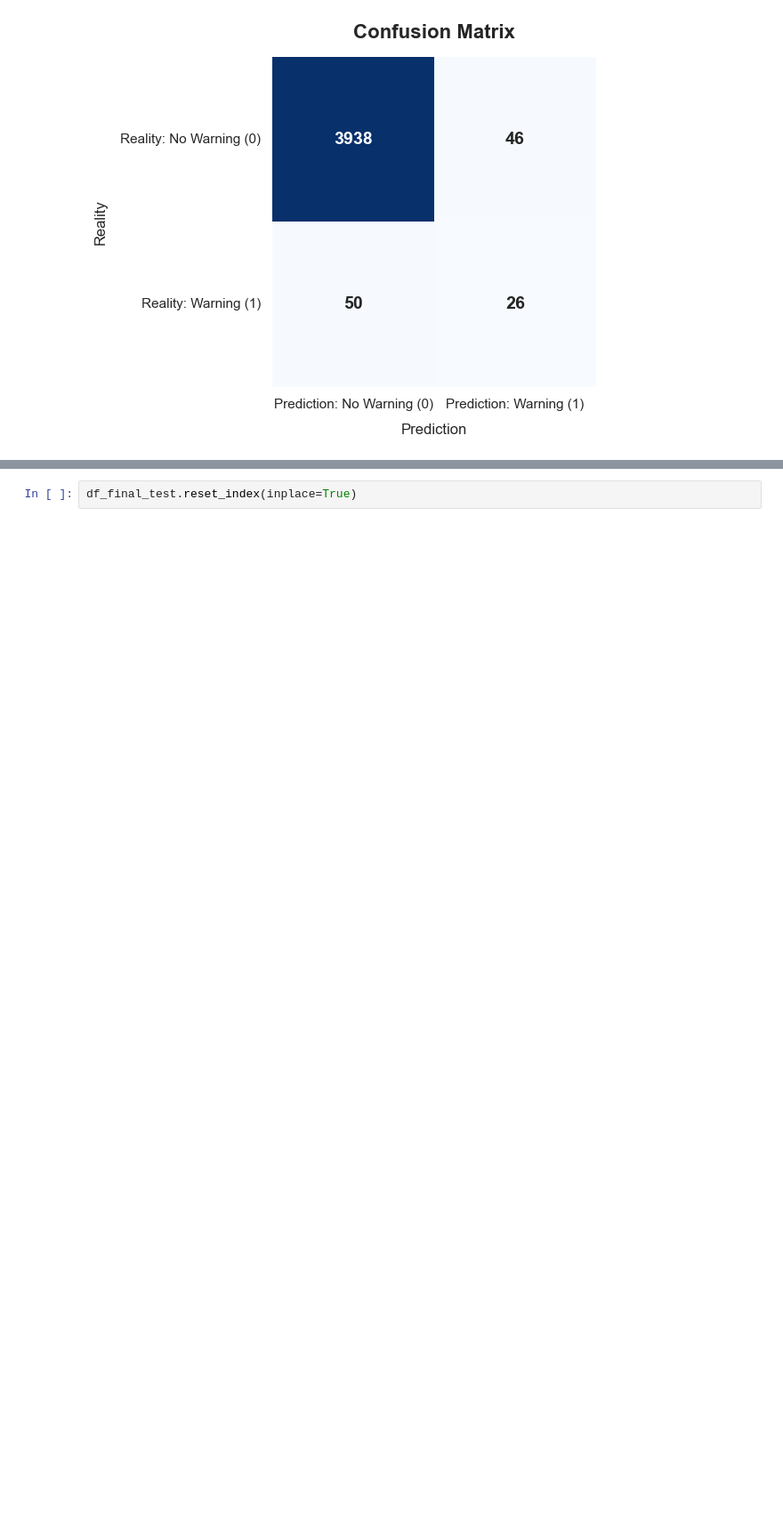
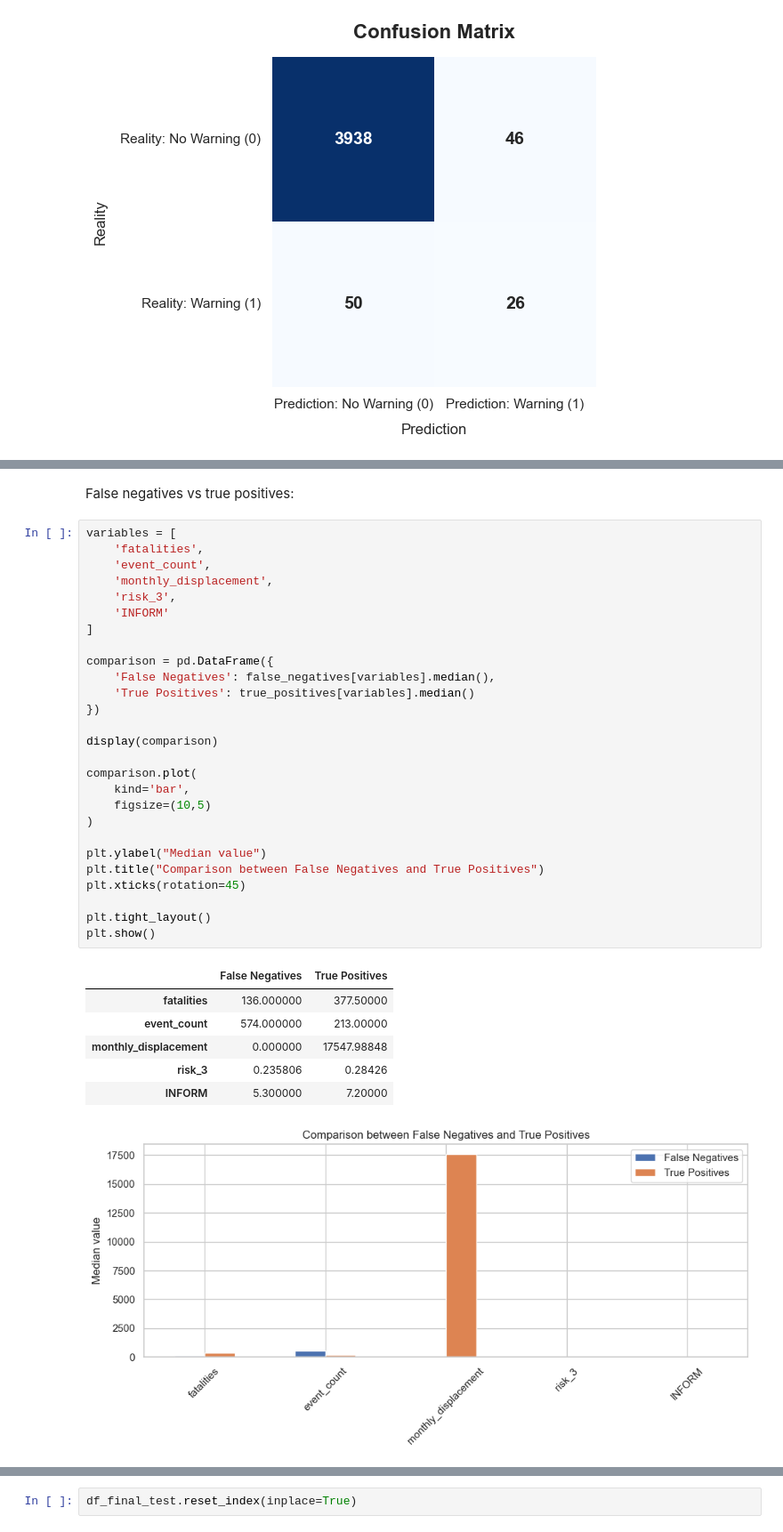
Before and after one commit to gallagelpi/Master_thesis, a Jupyter notebook: pipeline/results.ipynb, the cells around one changed output, grey strips where cells are left out. Shown at 89% size. Cells and saved outputs as stored; diff of their text form; blank space fills up the shorter version.

```diff
--- a/pipeline/results.ipynb
+++ b/pipeline/results.ipynb
@@ -1018,0 +1073,37 @@ plt.show()
+# %% [markdown]
+False negatives vs true positives:
+# %%
+variables = [
+    'fatalities',
+    'event_count',
+    'monthly_displacement',
+    'risk_3',
+    'INFORM'
+]
+
+comparison = pd.DataFrame({
+    'False Negatives': false_negatives[variables].median(),
+    'True Positives': true_positives[variables].median()
+})
+
+display(comparison)
+
+comparison.plot(
+    kind='bar',
+    figsize=(10,5)
+)
+
+plt.ylabel("Median value")
+plt.title("Comparison between False Negatives and True Positives")
+plt.xticks(rotation=45)
+
+plt.tight_layout()
+plt.show()
+# %% [output]
+|  | False Negatives | True Positives |
+| fatalities | 136.000000 | 377.50000 |
+| event_count | 574.000000 | 213.00000 |
+| monthly_displacement | 0.000000 | 17547.98848 |
+| risk_3 | 0.235806 | 0.28426 |
+| INFORM | 5.300000 | 7.20000 |
+[figure, added]
```
Also changed, not shown: parts of 10 cells of this notebook, 1 other file.
